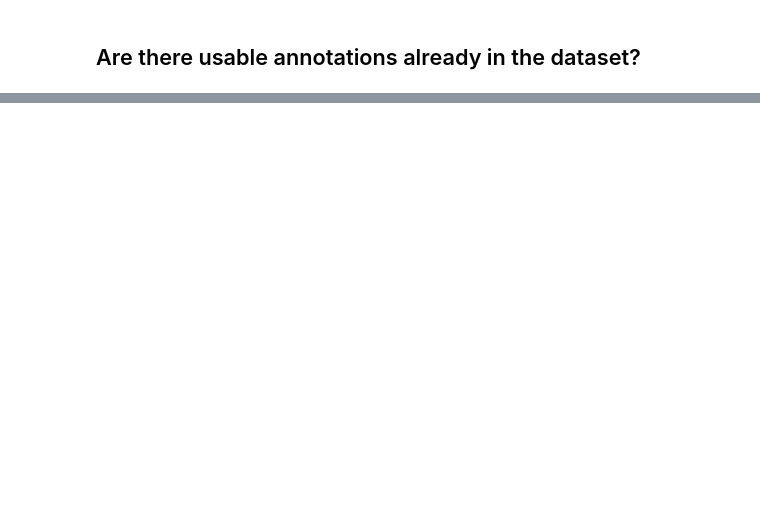
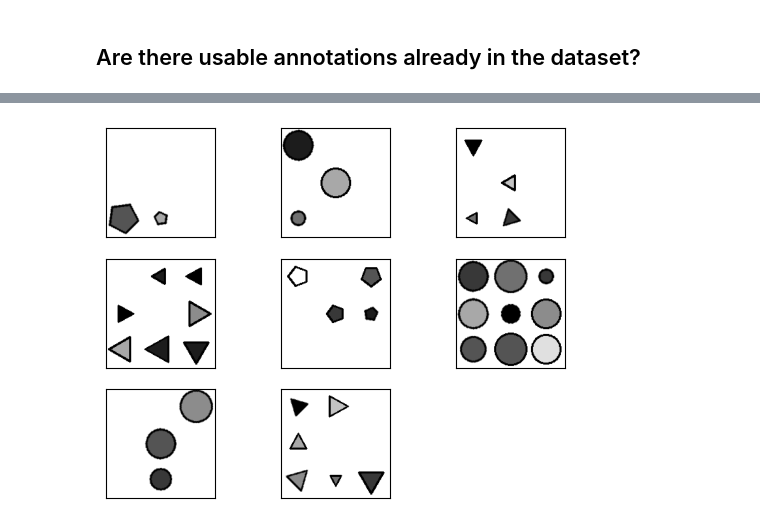
Before and after one commit to johannes-langer/RAVEN_FAIR, a Jupyter notebook: testing.ipynb, the cells around one changed output, grey strips where cells are left out. Cells and saved outputs as stored; diff of their text form; code cells hidden in the pictures; blank space fills up the shorter version.

Commit message:
extracting masks from dataset -> testing.ipynb

```diff
--- a/testing.ipynb
+++ b/testing.ipynb
@@ -28,7 +28,8 @@ TYPES = ['center', '2x2', '3x3', 'contains_single', 'contains_grid', 'lr', 'tb']
 def pick_image(
         type : str = 'center',
         n : int = 0,
-        random : bool = False
+        random : bool = False,
+        debug : bool = True
 ):
     '''
     Picks an Image based on the constants defined above and returns the file path.
@@ -40,7 +41,7 @@ def pick_image(
     if random:
         type = np.random.choice(TYPES)
         n = np.random.randint(0, 10000)
-        print(f'Chosen Image: {type}-{n}.')
+        if debug: print(f'Chosen Image: {type}-{n}.')
 
     suffix = '.npz'
 
@@ -190,0 +171,14 @@ pprint(
+# %%
+with np.load(image_path) as file:
+    print(file['image'][0].shape)
+
+instance = get_xml(image_path)
+
+panel = instance['Data']['Panels']['Panel'][0]  # Loop over the first 8 panels
+struct = panel['Struct']
+print(struct.keys())
+# comp = struct['Component'][1]               # Loop over all components
+# print(comp.keys())
+# comp['Layout']['Entity']                    # Loop over Entity for @real_bbox and @mask
+comp = struct['Component']
+comp
@@ -190,0 +205,71 @@ pprint(
+# %%
+# Task:
+# For a matrix, get all Objects with mask and bounding box
+##########################################################
+
+image_path = pick_image(random=True)
+
+with np.load(image_path) as file:
+    show_matrix(file)
+
+instance = get_xml(image_path)
+
+# Get only Panels
+panels = instance['Data']['Panels']['Panel']
+matrix_panels = panels[:8]
+
+PAD = '    '
+indent = ''
+
+for i, panel in enumerate(matrix_panels):
+    print(f'{indent}Panel {i + 1}')
+    comps = panel['Struct']['Component']
+
+    indent += PAD
+    if type(comps) == list:
+        for j, comp in enumerate(comps):
+            print(f'{indent}Component {j + 1}: {comp["@name"]}')
+            entities = comp['Layout']['Entity']
+
+            indent += PAD
+            if type(entities) == list:
+                for k, entity in enumerate(entities):
+                    print(f'{indent}Entity {k +1}')
+                    indent += PAD
+                    print(f'{indent}Mask: {entity["@mask"]}')
+                    print(f'{indent}Measured Bounding Box: {entity["@real_bbox"]}')
+                    indent = indent[:-4]
+
+            else:
+                entity = entities
+                print(f'{indent}Entity:')
+                indent += PAD
+                print(f'{indent}Mask: {entity["@mask"]}')
+                print(f'{indent}Measured Bounding Box: {entity["@real_bbox"]}')
+                indent = indent[:-4]
+            indent = indent[:-4]
+
+    else:
+        comp = comps
+        print(f'{indent}Component: {comp["@name"]}')
+        entities = comp['Layout']['Entity']
+
+        indent += PAD
+        if type(entities) == list:
+            for k, entity in enumerate(entities):
+                print(f'{indent}Entity {k +1}')
+                indent += PAD
+                print(f'{indent}Mask: {entity["@mask"]}')
+                print(f'{indent}Measured Bounding Box: {entity["@real_bbox"]}')
+                indent = indent[:-4]
+
+        else:
+            entity = entities
+            print(f'{indent}Entity:')
+            indent += PAD
+            print(f'{indent}Mask: {entity["@mask"]}')
+            print(f'{indent}Measured Bounding Box: {entity["@real_bbox"]}')
+            indent = indent[:-4]
+        indent = indent[:-4]
+    indent = indent[:-4]
+# %% [output]
@@ -190,0 +277 @@ pprint(
+[figure, added]
```
Also changed, not shown: parts of 7 cells of this notebook, 2 other files.
